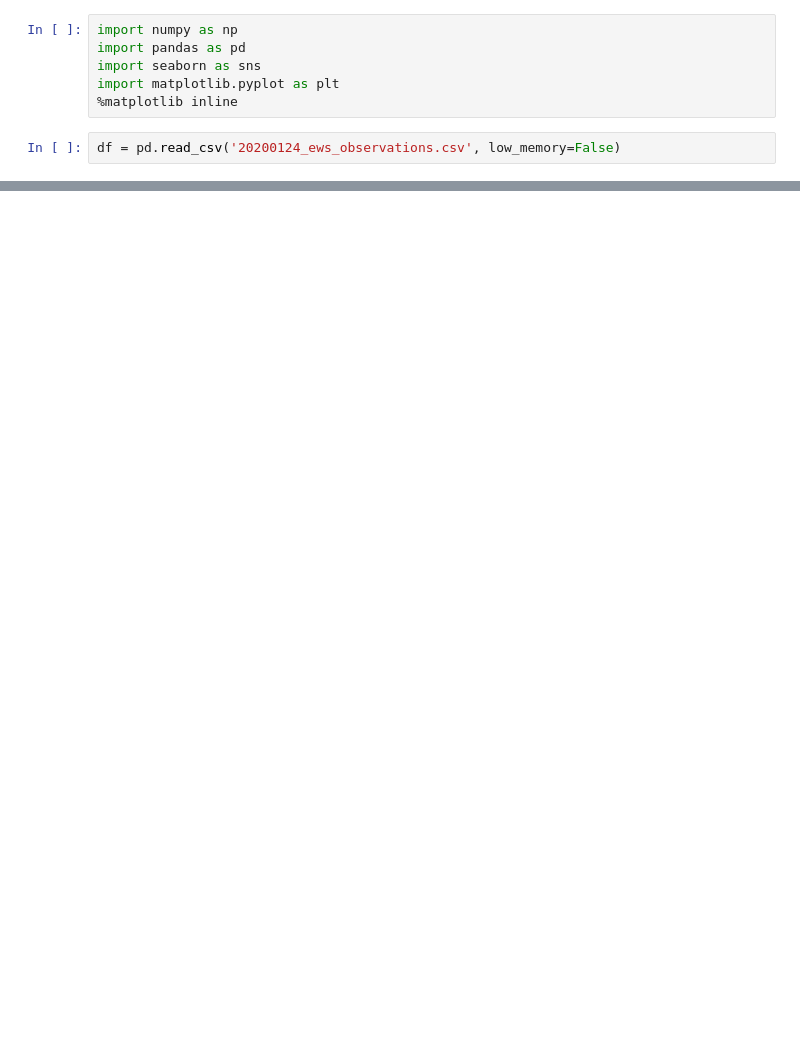
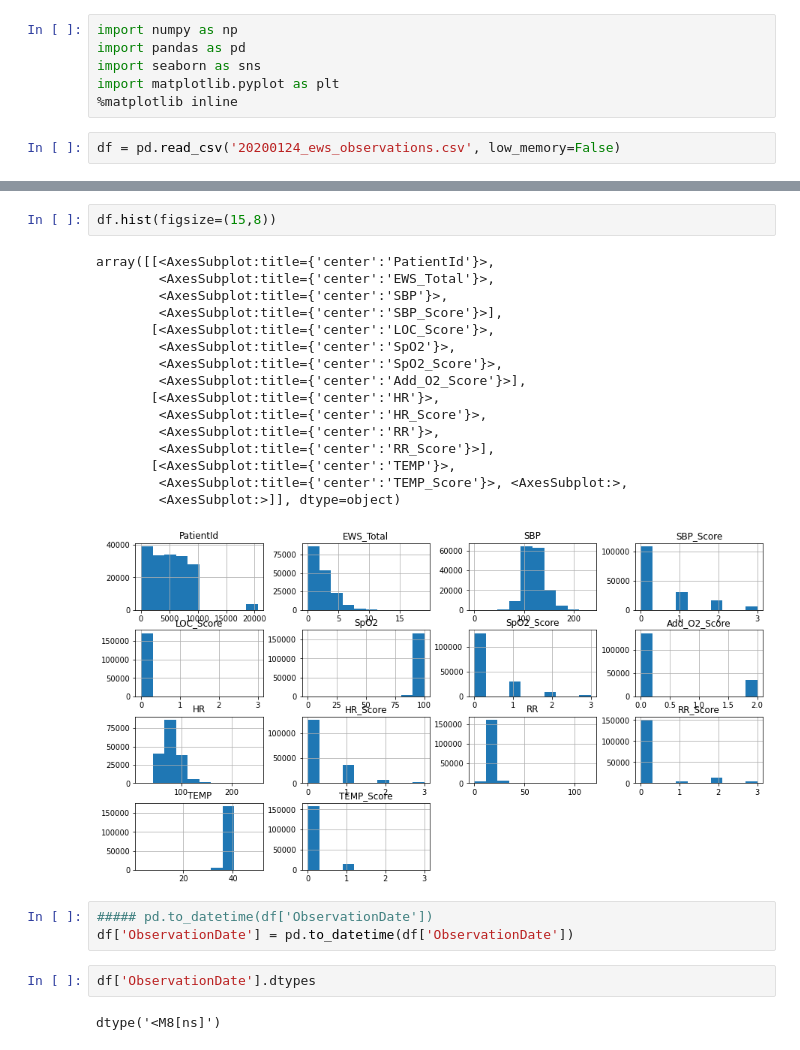
Before and after one commit to maryelo/Arinti---EWS-score---Project-, a Jupyter notebook: ews_score.ipynb, the cells around one changed output, grey strips where cells are left out. Drawn from its saved outputs; the diff is of its cells as text; blank space fills up the shorter version.

```diff
--- a/ews_score.ipynb
+++ b/ews_score.ipynb
@@ -91,3 +100,29 @@ df.shape
+# %%
+df.hist(figsize=(15,8))
+# %% [output]
+array([[<AxesSubplot:title={'center':'PatientId'}>,
+        <AxesSubplot:title={'center':'EWS_Total'}>,
+        <AxesSubplot:title={'center':'SBP'}>,
+        <AxesSubplot:title={'center':'SBP_Score'}>],
+       [<AxesSubplot:title={'center':'LOC_Score'}>,
+        <AxesSubplot:title={'center':'SpO2'}>,
+        <AxesSubplot:title={'center':'SpO2_Score'}>,
+        <AxesSubplot:title={'center':'Add_O2_Score'}>],
+       [<AxesSubplot:title={'center':'HR'}>,
+        <AxesSubplot:title={'center':'HR_Score'}>,
+        <AxesSubplot:title={'center':'RR'}>,
+        <AxesSubplot:title={'center':'RR_Score'}>],
+       [<AxesSubplot:title={'center':'TEMP'}>,
+        <AxesSubplot:title={'center':'TEMP_Score'}>, <AxesSubplot:>,
+        <AxesSubplot:>]], dtype=object)
+[figure, added]
+# %%
+##### pd.to_datetime(df['ObservationDate'])
+df['ObservationDate'] = pd.to_datetime(df['ObservationDate'])
+# %%
+df['ObservationDate'].dtypes
+# %% [output]
+dtype('<M8[ns]')
 # %%
 # df.dtypes
 
```
Also changed, not shown: parts of 40 cells of this notebook.
